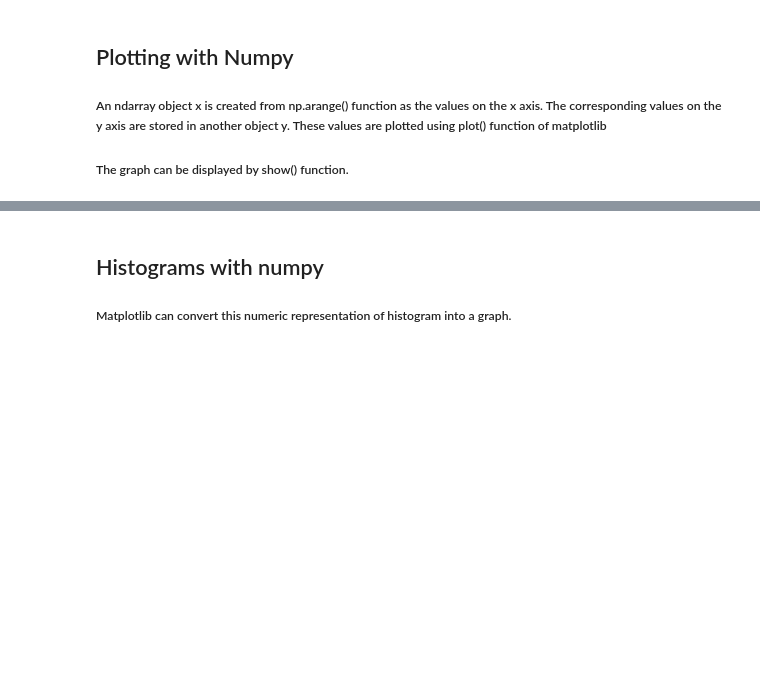
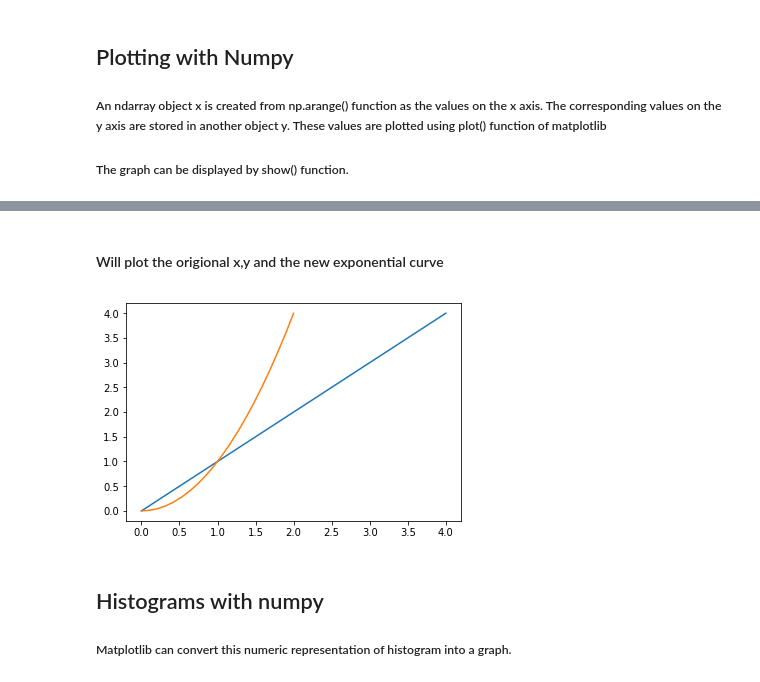
Before and after one commit to abigailCul/EmergingTechnologies, a Jupyter notebook: numpy-random.ipynb, the cells around one changed output, grey strips where cells are left out. Saved outputs shown, nothing was run; the diff lists cells and outputs as text; code cells hidden in the pictures; blank space fills up the shorter version.

```diff
--- a/numpy-random.ipynb
+++ b/numpy-random.ipynb
@@ -109,3 +111,15 @@ plt.show()
+# %%
+a = np.linspace(0,2,20)
+b = a **2
+# %% [markdown]
+#### Will plot the origional x,y and the new exponential curve
+# %%
+plt.plot(x,y)
+plt.plot(a,b)
+
+plt.show()
+# %% [output]
+[figure, added]
 # %% [markdown]
 ## Histograms with numpy
 ##### Matplotlib can convert this numeric representation of histogram into a graph.
```
Also changed, not shown: parts of 18 cells of this notebook.
